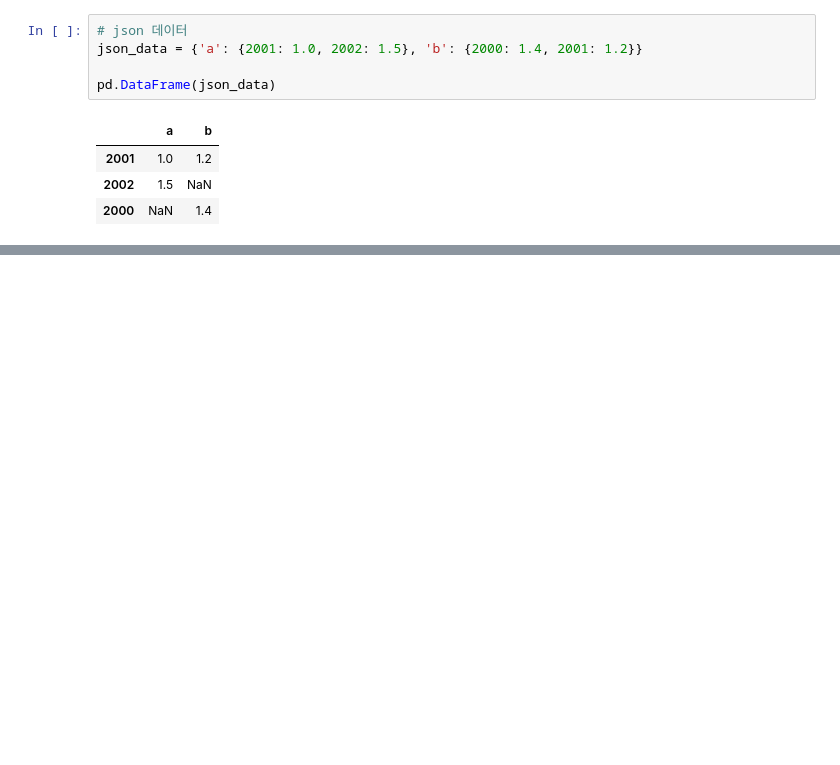
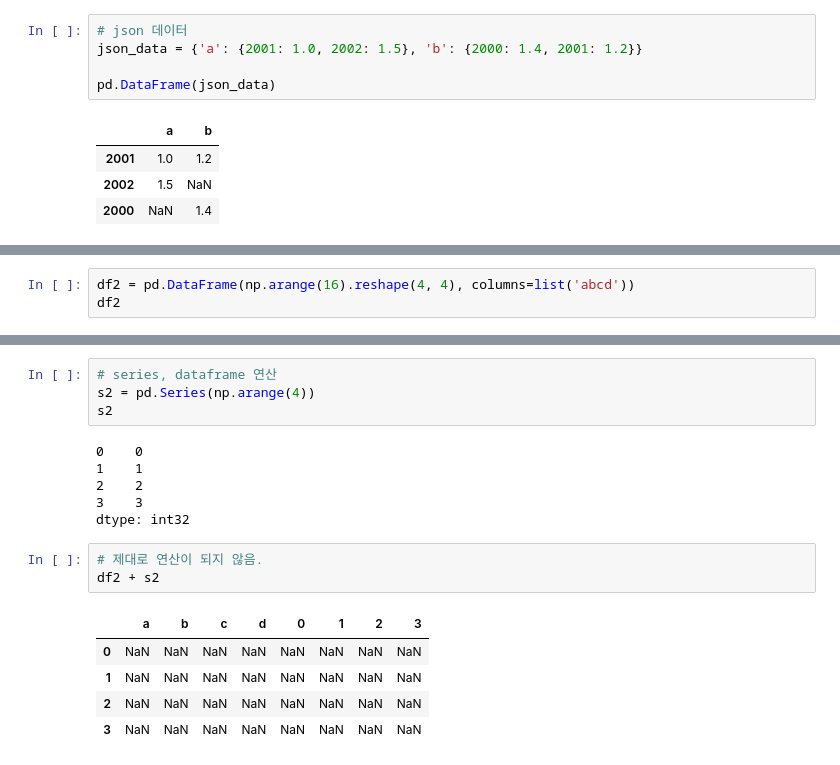
Before and after one commit to YJ0522771/TIL, a Jupyter notebook: Study Note/others/Al 부스트캠프 pre-course/[Python] pandas.ipynb, the cells around one changed output, grey strips where cells are left out. Saved outputs shown, nothing was run; the diff lists cells and outputs as text; blank space fills up the shorter version.

```diff
--- a/Study Note/others/Al 부스트캠프 pre-course/[Python] pandas.ipynb
+++ b/Study Note/others/Al 부스트캠프 pre-course/[Python] pandas.ipynb
@@ -172,0 +236,3 @@ pd.DataFrame(json_data)
+# %%
+df2 = pd.DataFrame(np.arange(16).reshape(4, 4), columns=list('abcd'))
+df2
@@ -172,0 +263,19 @@ pd.DataFrame(json_data)
+# %%
+# series, dataframe 연산
+s2 = pd.Series(np.arange(4))
+s2
+# %% [output]
+0    0
+1    1
+2    2
+3    3
+dtype: int32
+# %%
+# 제대로 연산이 되지 않음.
+df2 + s2
+# %% [output]
+|  | a | b | c | d | 0 | 1 | 2 | 3 |
+| 0 | NaN | NaN | NaN | NaN | NaN | NaN | NaN | NaN |
+| 1 | NaN | NaN | NaN | NaN | NaN | NaN | NaN | NaN |
+| 2 | NaN | NaN | NaN | NaN | NaN | NaN | NaN | NaN |
+| 3 | NaN | NaN | NaN | NaN | NaN | NaN | NaN | NaN |
```
Also changed, not shown: parts of 38 cells of this notebook, 1 other file.
